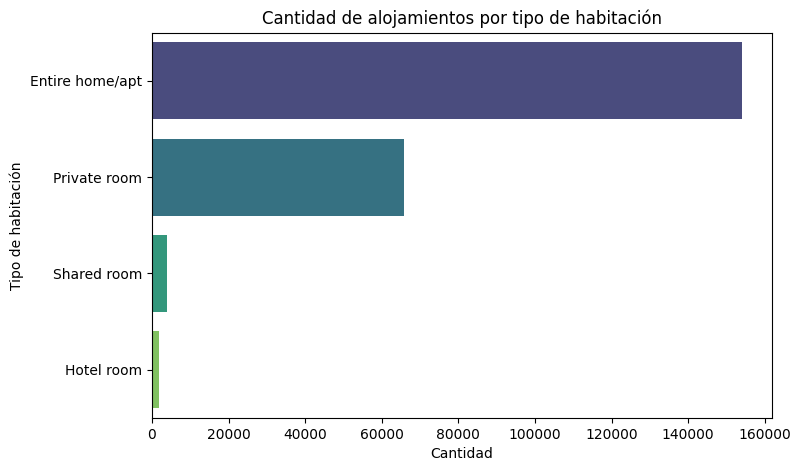
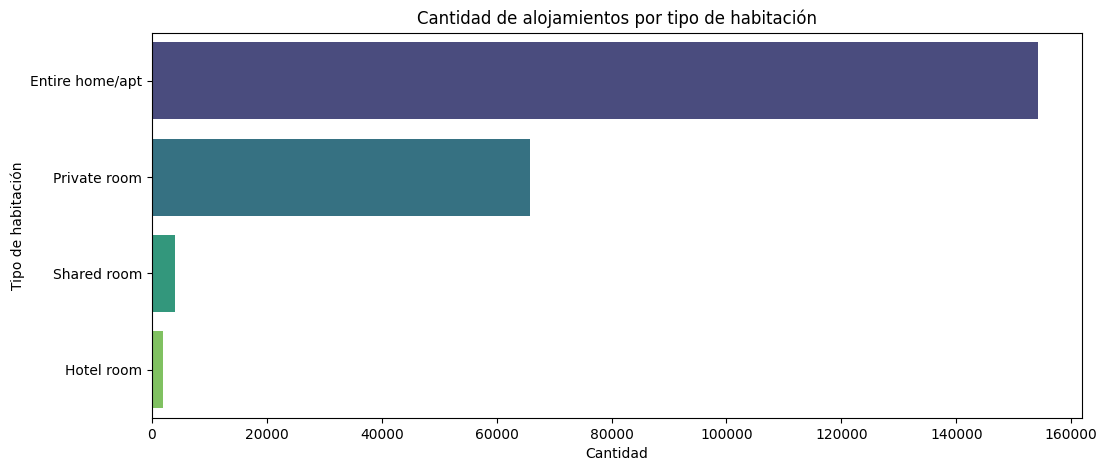
Code edit (unified diff) that turned the first committed figure into the second:
--- before
+++ after
@@ -1,3 +1,3 @@
-plt.figure(figsize=(8,5))
+plt.figure(figsize=(12,5))
 
 sns.countplot(

Commit: Update proyecto.ipynb